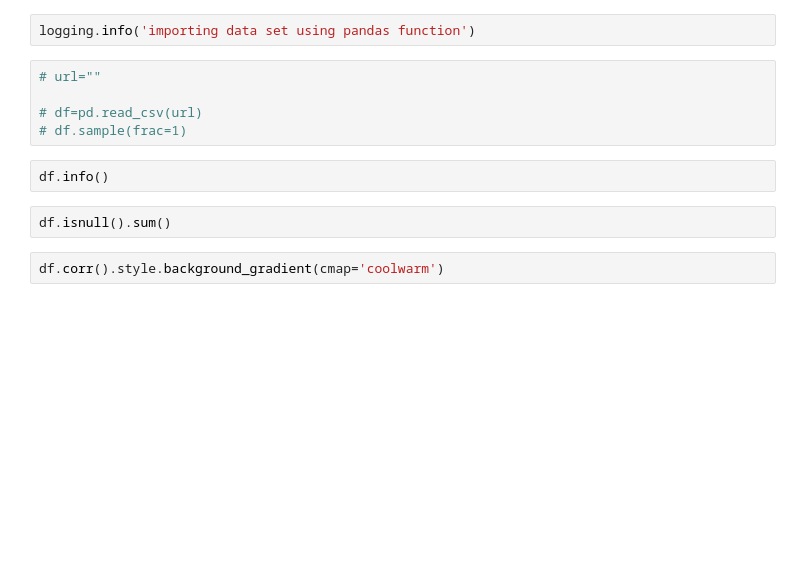
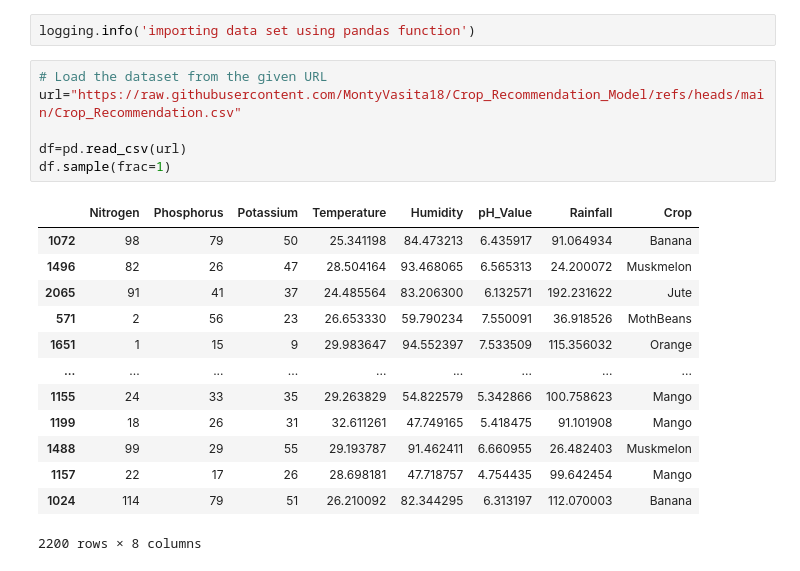
Before and after one commit to MontyVasita18/Crop_Recommendation_Model, a Jupyter notebook: model.ipynb, the cells around one changed output. Saved outputs shown, nothing was run; the diff lists cells and outputs as text; blank space fills up the shorter version.

```diff
--- a/model.ipynb
+++ b/model.ipynb
@@ -28,13 +28,22 @@ from sklearn.metrics import accuracy_score,confusion_matrix,classification_repor
 # %%
 logging.info('importing data set using pandas function')
 # %%
-# url=""
+# Load the dataset from the given URL
+url="https://raw.githubusercontent.com/MontyVasita18/Crop_Recommendation_Model/refs/heads/main/Crop_Recommendation.csv"
 
-# df=pd.read_csv(url)
-# df.sample(frac=1)
+df=pd.read_csv(url)
+df.sample(frac=1)
+# %% [output]
+|  | Nitrogen | Phosphorus | Potassium | Temperature | Humidity | pH_Value | Rainfall | Crop |
+| 1072 | 98 | 79 | 50 | 25.341198 | 84.473213 | 6.435917 | 91.064934 | Banana |
+| 1496 | 82 | 26 | 47 | 28.504164 | 93.468065 | 6.565313 | 24.200072 | Muskmelon |
+| 2065 | 91 | 41 | 37 | 24.485564 | 83.206300 | 6.132571 | 192.231622 | Jute |
+| 571 | 2 | 56 | 23 | 26.653330 | 59.790234 | 7.550091 | 36.918526 | MothBeans |
+| 1651 | 1 | 15 | 9 | 29.983647 | 94.552397 | 7.533509 | 115.356032 | Orange |
+| ... | ... | ... | ... | ... | ... | ... | ... | ... |
+| 1155 | 24 | 33 | 35 | 29.263829 | 54.822579 | 5.342866 | 100.758623 | Mango |
+| 1199 | 18 | 26 | 31 | 32.611261 | 47.749165 | 5.418475 | 91.101908 | Mango |
+| 1488 | 99 | 29 | 55 | 29.193787 | 91.462411 | 6.660955 | 26.482403 | Muskmelon |
+| 1157 | 22 | 17 | 26 | 28.698181 | 47.718757 | 4.754435 | 99.642454 | Mango |
+| 1024 | 114 | 79 | 51 | 26.210092 | 82.344295 | 6.313197 | 112.070003 | Banana |
+2200 rows × 8 columns
-# %%
-df.info()
-# %%
-df.isnull().sum()
-# %%
-df.corr().style.background_gradient(cmap='coolwarm')
```
Also changed, not shown: parts of 14 cells of this notebook, 1 other file.
